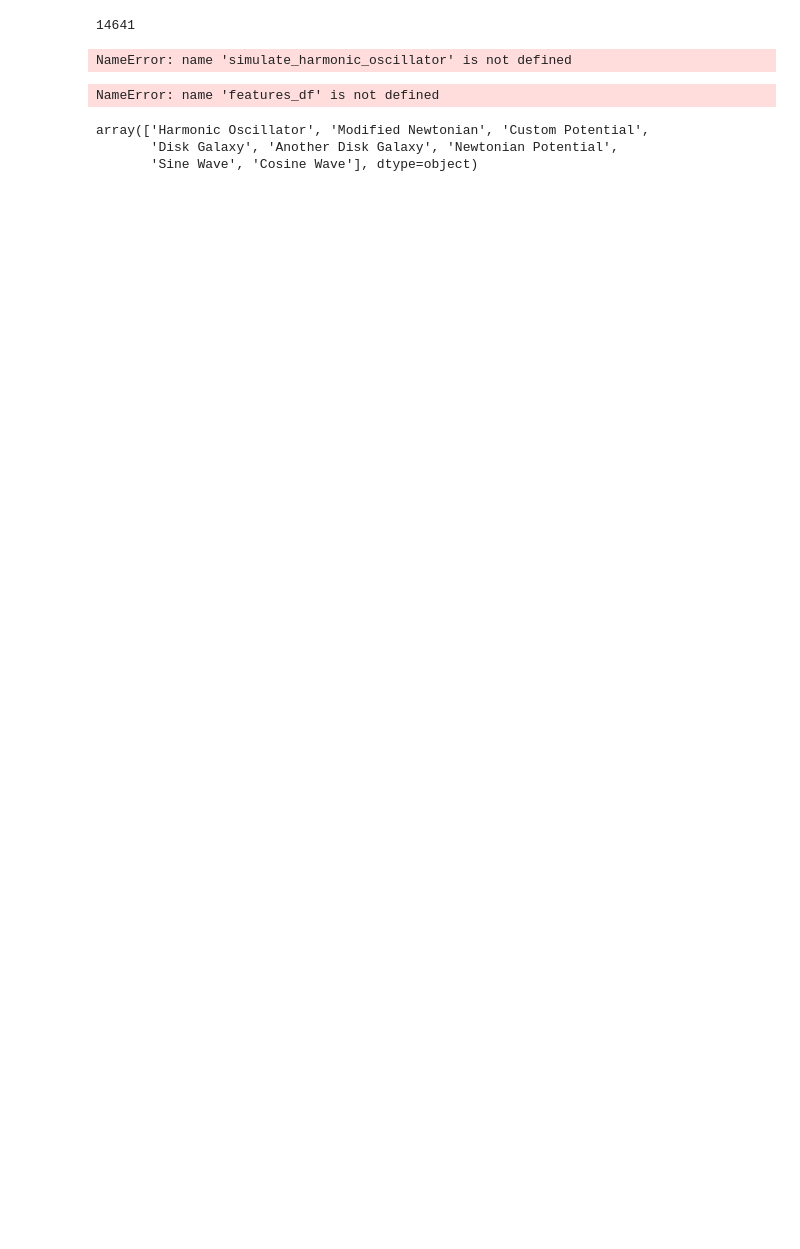
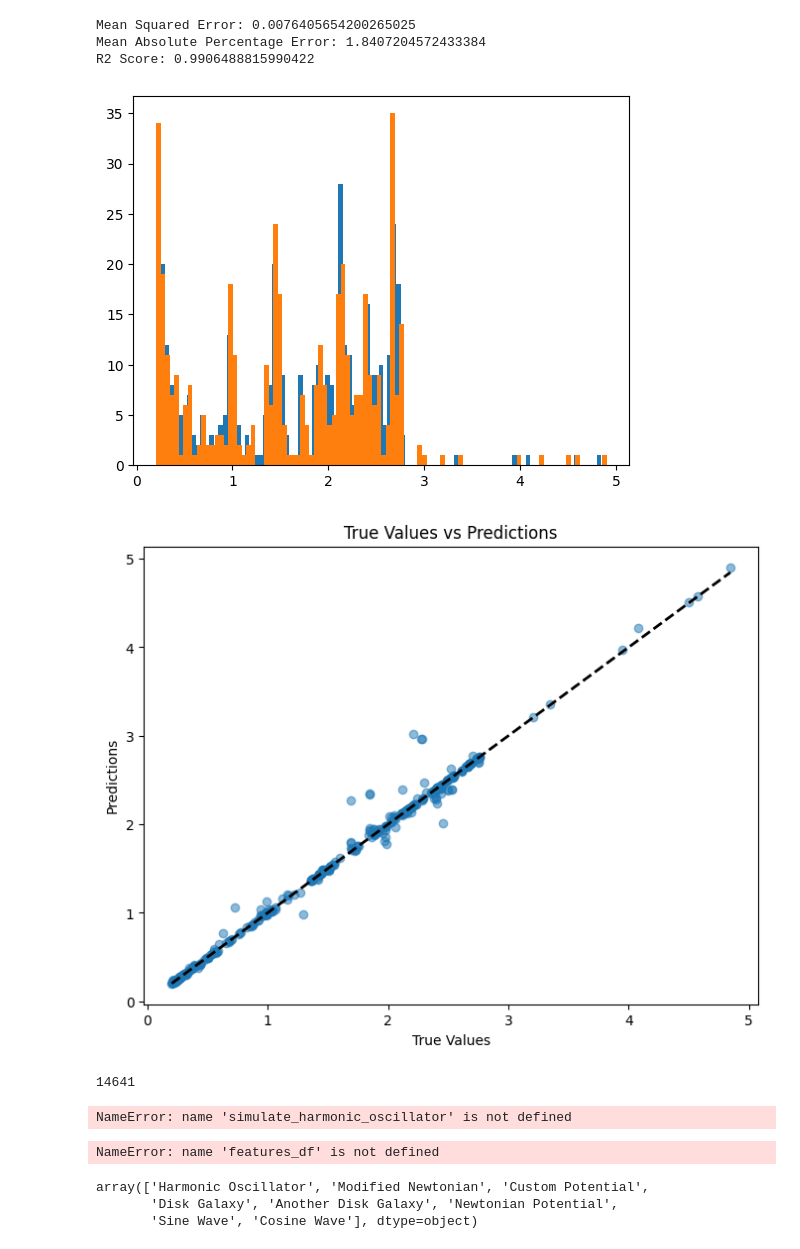
Before and after one commit to manulv96/Tesis, a Jupyter notebook: Ml.ipynb, the cells around one changed output. Drawn from its saved outputs; the diff is of its cells as text; code cells hidden in the pictures; blank space fills up the shorter version.

```diff
--- a/Ml.ipynb
+++ b/Ml.ipynb
@@ -312,3 +418,56 @@ AQUI EL PERIODO(no frecuencia) ESTA DADO POR  P=2*PI/OMEGA
+# %%
+#aplicamos el modelo de ML
+
+data = features_df.copy()
+
+data = remove_outliers(data, ['Periods'])
+
+# Split the data into features and target
+X = data.drop('Periods', axis=1)[['x_mean', 'x_var', 'x_skew', 'x_kurt', 'v_x_mean', 'v_x_var', 'v_x_skew', 'v_x_kurt']]
+y = data['Periods']
+
+# Split the dataset into training and testing sets
+X_train, X_test, y_train, y_test = train_test_split(X, y, test_size=0.3, random_state=42)
+
+# Initialize the Random Forest Regressor
+rf_regressor = RandomForestRegressor(n_estimators=100, random_state=42)
+
+# Train the model
+rf_regressor.fit(X_train, y_train)
+
+# Make predictions on the test set
+y_pred = rf_regressor.predict(X_test)
+
+# Evaluate the model
+mse = mean_squared_error(y_test, y_pred)
+print(f"Mean Squared Error: {mse}")
+# MAPE
+mape = np.mean(np.abs((y_test - y_pred) / y_test)) * 100
+print(f"Mean Absolute Percentage Error: {mape}")
+# R2
+r2 = rf_regressor.score(X_test, y_test)
+print(f"R2 Score: {r2}")
+# %% [output]
+Mean Squared Error: 0.0076405654200265025
+Mean Absolute Percentage Error: 1.8407204572433384
+R2 Score: 0.9906488815990422
+# %%
+# %%
+# Plot histogram of the test and of the predicted values
+plt.hist(y_test, bins=100, label='test')
+plt.hist(y_pred, bins=100, label='predicted')
+
+# %%
+plt.figure(figsize=(8, 6))
+plt.scatter(y_test, y_pred, alpha=0.5)
+plt.plot([y_test.min(), y_test.max()], [y_test.min(), y_test.max()], 'k--', lw=2)
+plt.xlabel('True Values')
+plt.ylabel('Predictions')
+plt.title('True Values vs Predictions')
+plt.show()
+# %% [output]
+[figure, added]
+[figure, added]
 # %%
 def simulate_modified_newtonian(initial_conditions, t, b, a):
     def equations_of_motion(xyv_xv_y, t, b, a):
```
Also changed, not shown: parts of 13 cells of this notebook.
